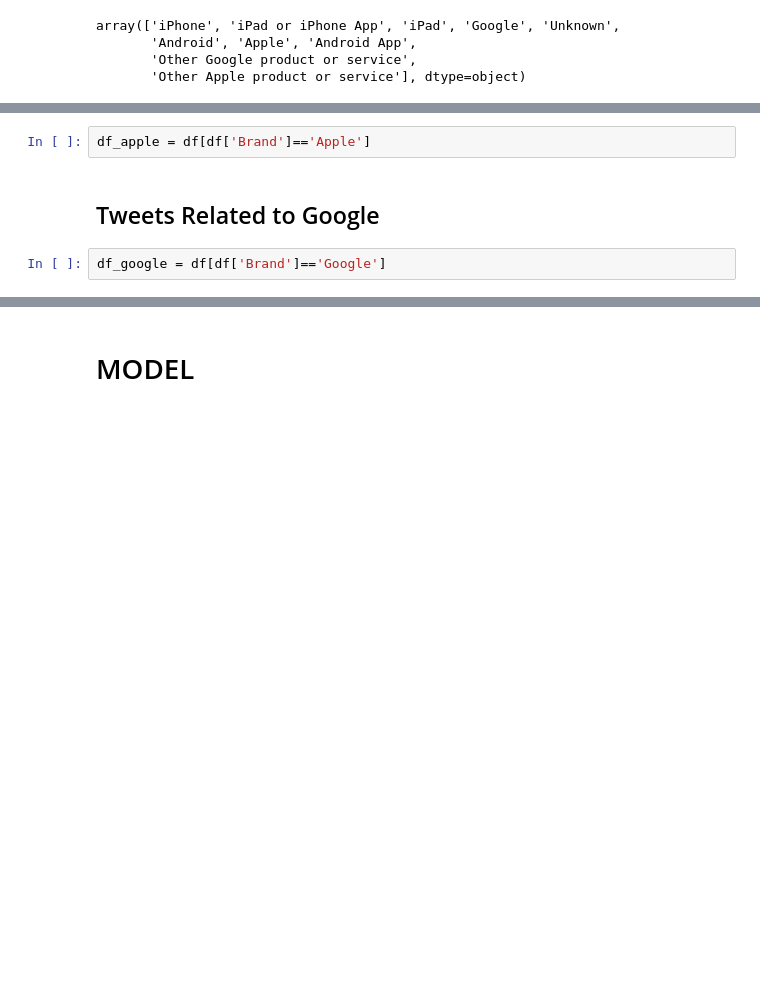
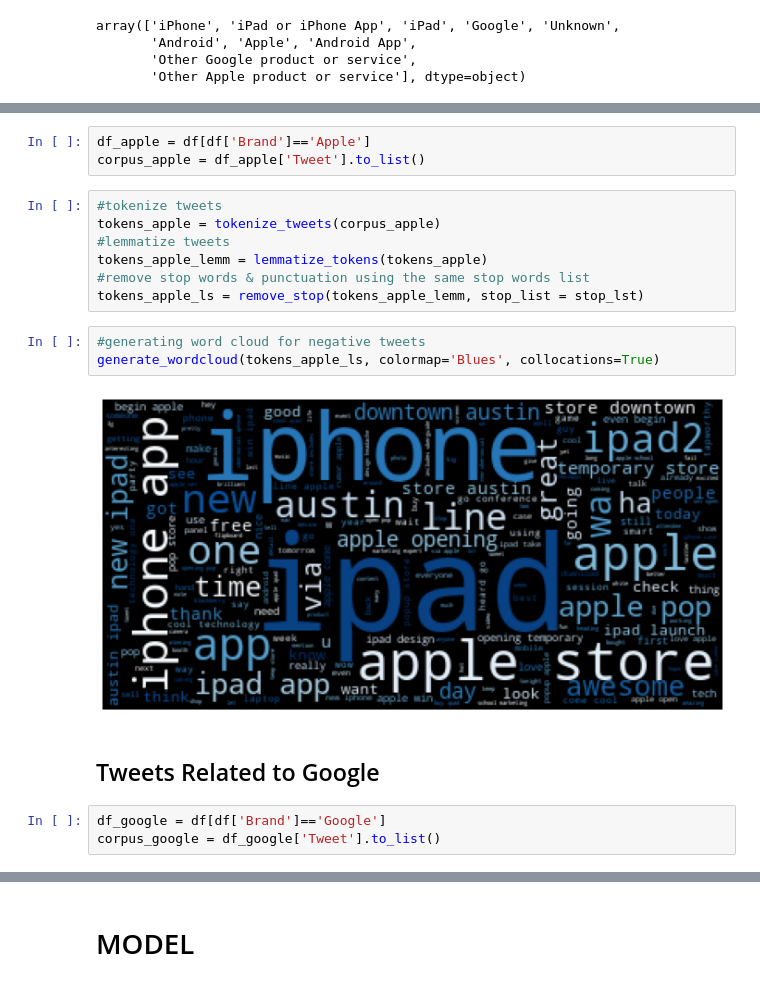
Before and after one commit to ebtezcan/Apple-Google-NLP-Analysis, a Jupyter notebook: index_OSEMN_plus_mvp.ipynb, the cells around one changed output, grey strips where cells are left out. Drawn from its saved outputs; the diff is of its cells as text; blank space fills up the shorter version.

```diff
--- a/index_OSEMN_plus_mvp.ipynb
+++ b/index_OSEMN_plus_mvp.ipynb
@@ -593,6 +700,20 @@ Name: Brand, dtype: int64
 # %%
 df_apple = df[df['Brand']=='Apple']
+corpus_apple = df_apple['Tweet'].to_list()
+# %%
+#tokenize tweets
+tokens_apple = tokenize_tweets(corpus_apple)
+#lemmatize tweets
+tokens_apple_lemm = lemmatize_tokens(tokens_apple)
+#remove stop words & punctuation using the same stop words list
+tokens_apple_ls = remove_stop(tokens_apple_lemm, stop_list = stop_lst)
+# %%
+#generating word cloud for negative tweets
+generate_wordcloud(tokens_apple_ls, colormap='Blues', collocations=True)
+# %% [output]
+[figure, added]
 # %% [markdown]
 ## Tweets Related to Google
 # %%
 df_google = df[df['Brand']=='Google']
+corpus_google = df_google['Tweet'].to_list()
```
Also changed, not shown: parts of 37 cells of this notebook.
